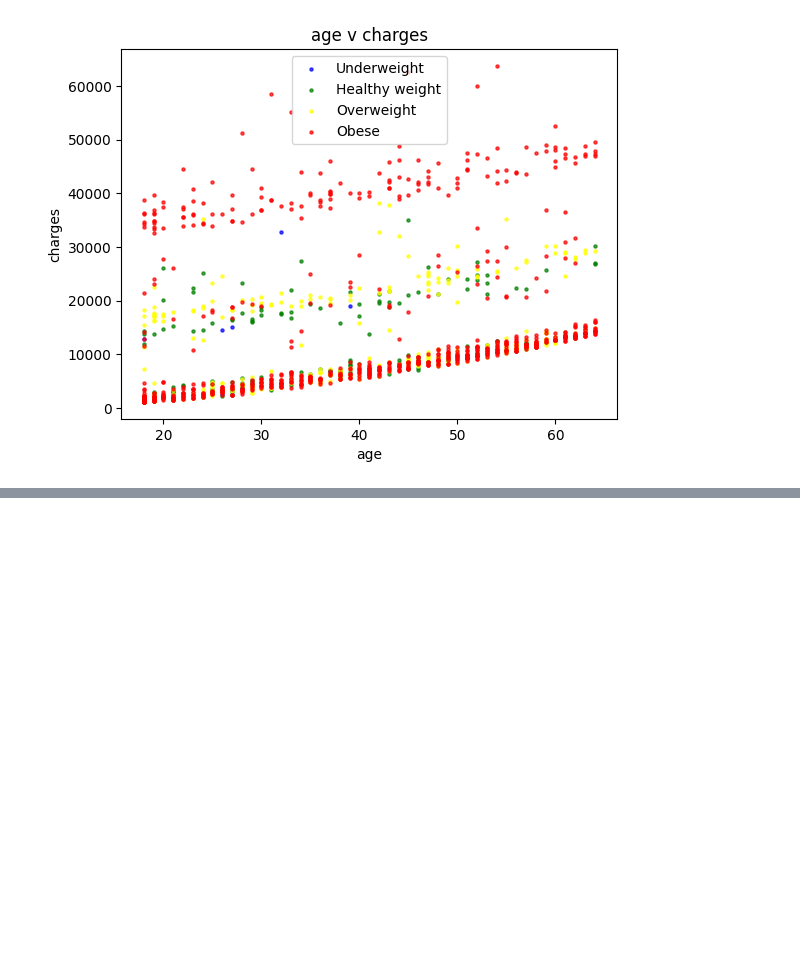
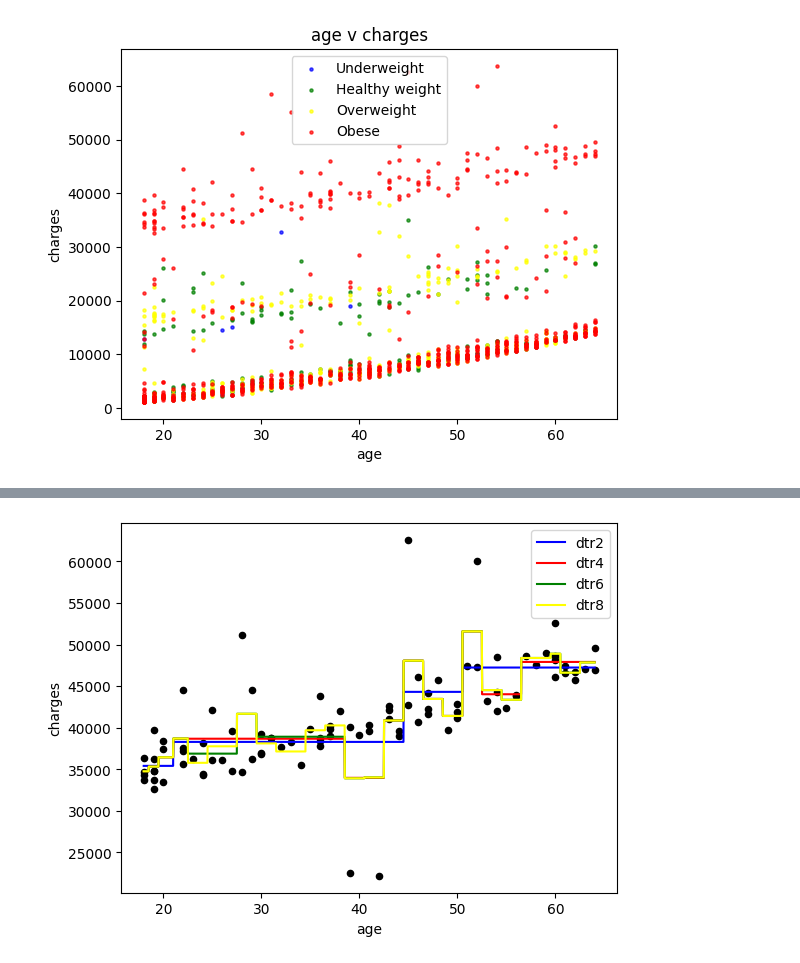
Before and after one commit to djcook28/MLExperiments, a Jupyter notebook: Regression/ML_decisionTreeRegr.ipynb, the cells around one changed output, grey strips where cells are left out. Saved outputs shown, nothing was run; the diff lists cells and outputs as text; code cells hidden in the pictures; blank space fills up the shorter version.

```diff
--- a/Regression/ML_decisionTreeRegr.ipynb
+++ b/Regression/ML_decisionTreeRegr.ipynb
@@ -59,0 +114,15 @@ plt.show()
+# %%
+#create a 1D list of lists for age as the x axis and charges as the y axis
+x = m_obs_smokers.iloc[:, 0].values.reshape(-1,1)
+y = m_obs_smokers.iloc[:, 6].values.reshape(-1,1)
+# %%
+#create an age list that covers the range of min to max ages in the x axis incrementally increasing by .01 of an age
+# *100 and /100 are used because range works at an integer level not a float level
+age_list = [g/100 for g in range(m_obs_smokers['age'].min()*100, (m_obs_smokers['age'].max()*100)+1)]
+# %%
+df_plot1 = pd.DataFrame(columns=['age'])
+df_plot1['age'] = age_list
+
+df_plot2 = df_plot1.copy(deep=True)
+
+print(df_plot1)
@@ -59,0 +144,17 @@ plt.show()
+# %%
+dtr2 = DecisionTreeRegressor(max_depth=2, min_samples_leaf=3)
+dtr4 = DecisionTreeRegressor(max_depth=4, min_samples_leaf=3)
+dtr6 = DecisionTreeRegressor(max_depth=6, min_samples_leaf=3)
+dtr8 = DecisionTreeRegressor(max_depth=8, min_samples_leaf=3)
+
+dtr2.fit(x, y)
+dtr4.fit(x, y)
+dtr6.fit(x, y)
+dtr8.fit(x, y)
+
+df_plot1['dtr2'] = dtr2.predict(df_plot2)
+df_plot1['dtr4'] = dtr4.predict(df_plot2)
+df_plot1['dtr6'] = dtr6.predict(df_plot2)
+df_plot1['dtr8'] = dtr8.predict(df_plot2)
+
+print(df_plot1)
@@ -59,0 +176,12 @@ plt.show()
+# %%
+fig, ax = plt.subplots()
+m_obs_smokers.plot('age', 'charges', kind='scatter', color='black', ax=ax)
+df_plot1.plot('age', 'dtr2', kind='line', color='blue', ax=ax)
+df_plot1.plot('age', 'dtr4', kind='line', color='red', ax=ax)
+df_plot1.plot('age', 'dtr6', kind='line', color='green', ax=ax)
+df_plot1.plot('age', 'dtr8', kind='line', color='yellow', ax=ax)
+
+
+plt.show()
+# %% [output]
+[figure, added]
```
Also changed, not shown: parts of 11 cells of this notebook.
